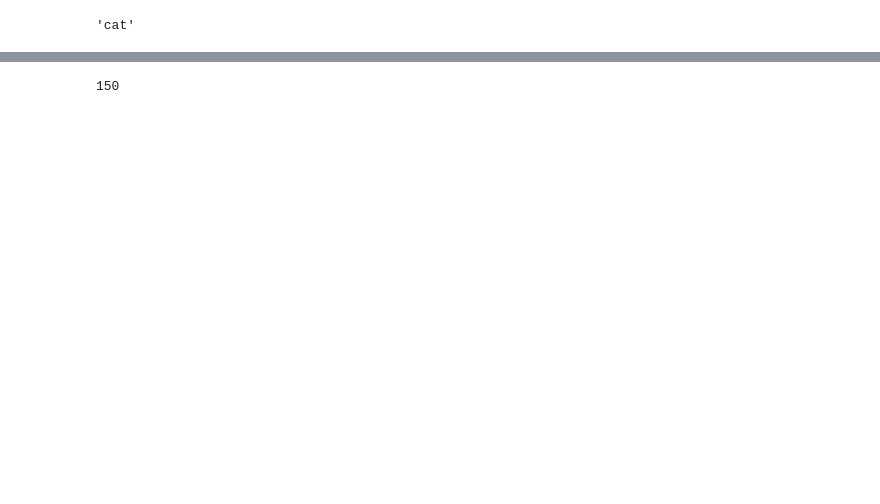
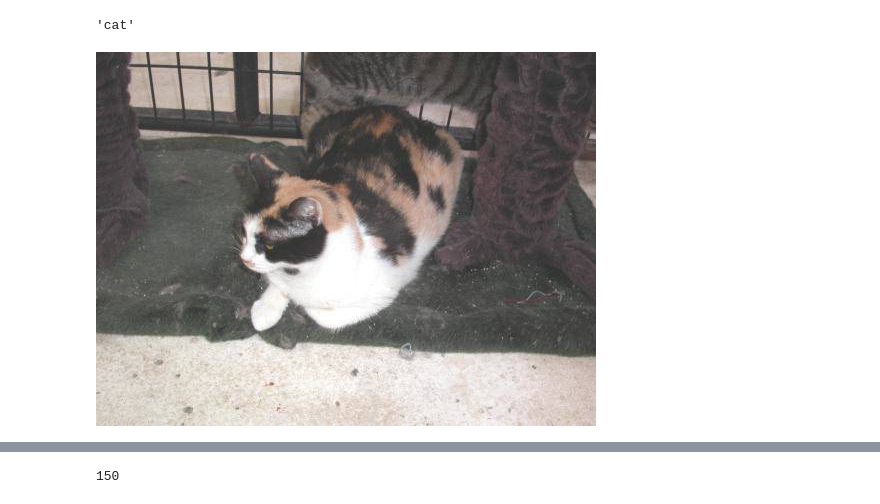
Before and after one commit to omiksave/MAE551, a Jupyter notebook: HW2.ipynb, the cells around one changed output, grey strips where cells are left out. Cells and saved outputs as stored; diff of their text form; code cells hidden in the pictures; blank space fills up the shorter version.

```diff
--- a/HW2.ipynb
+++ b/HW2.ipynb
@@ -160,2 +237,5 @@ import torchvision.transforms.functional as TF
 # %%
-im = Image.open(trainlist[1000])
+# Randomly check an image
+Image.open(trainlist[1000])
+# %% [output]
+[figure, added]
```
Also changed, not shown: parts of 70 cells of this notebook.
